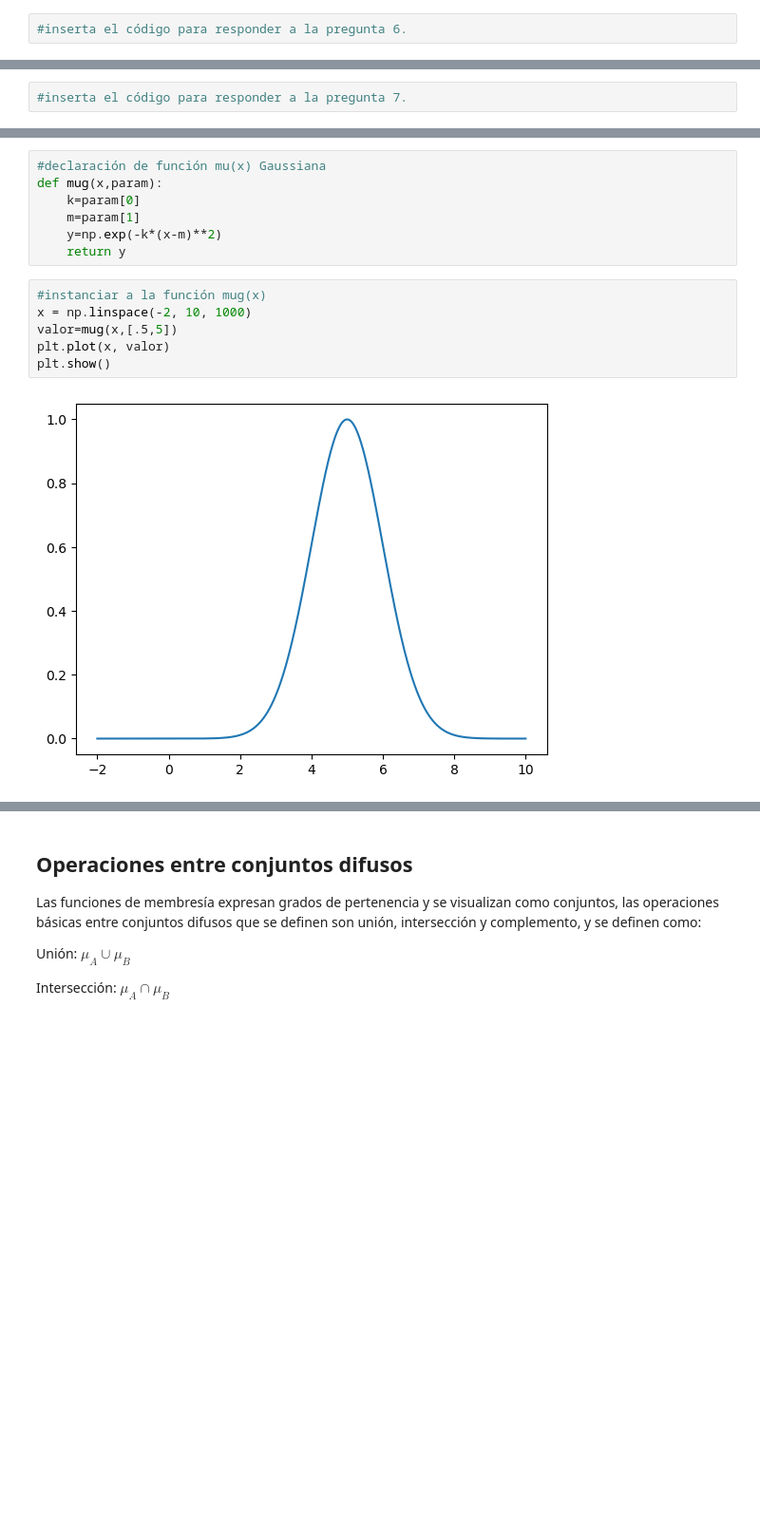
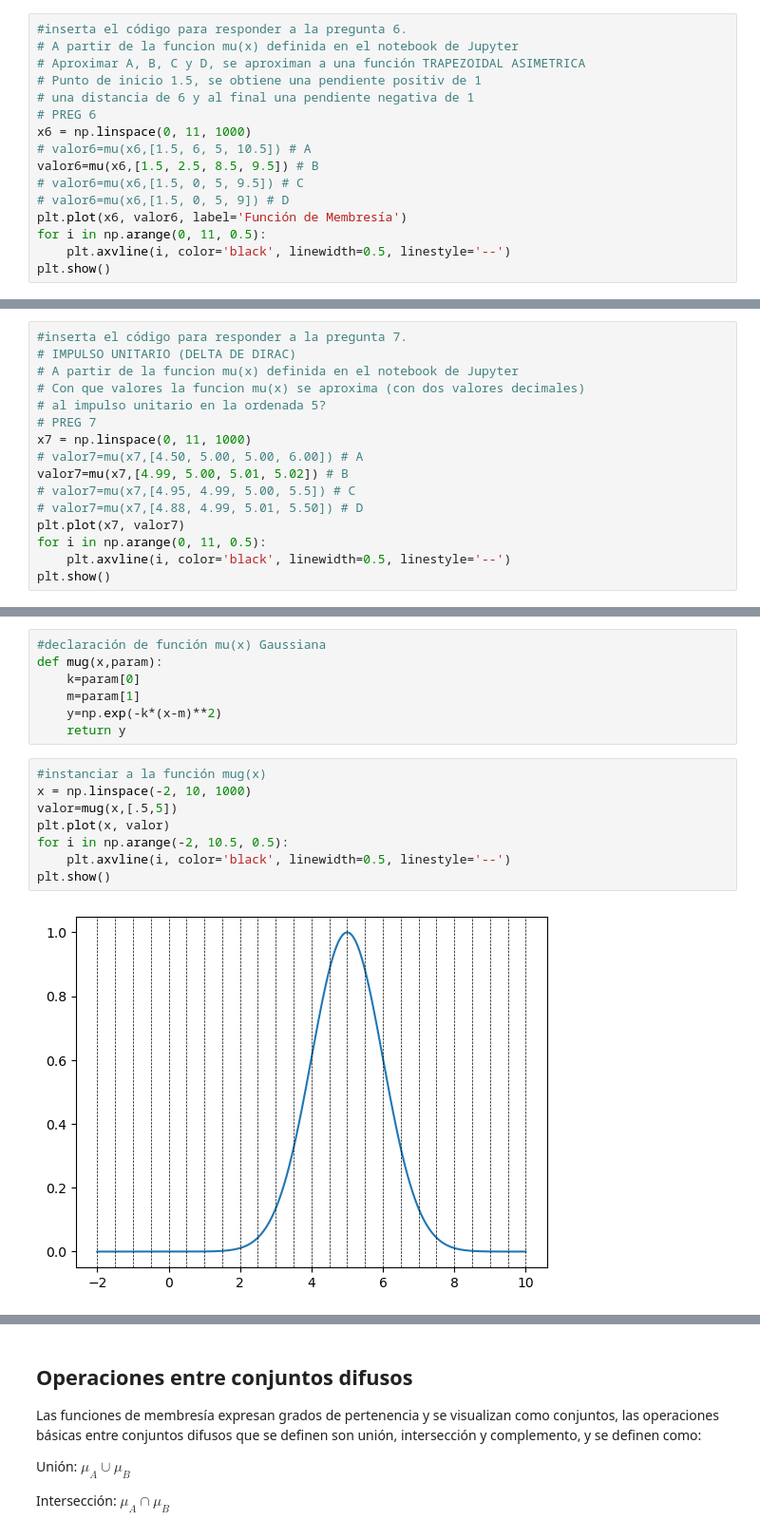
Before and after one commit to DenisFZelaya/MASTER_IA_ACTIVIDADES, a Jupyter notebook: Razonamiento y Planificacion Automatica/Actividad 1/Act1.ipynb, the cells around one changed output, grey strips where cells are left out. Shown at 95% size. Saved outputs shown, nothing was run; the diff lists cells and outputs as text; blank space fills up the shorter version.

```diff
--- a/Razonamiento y Planificacion Automatica/Actividad 1/Act1.ipynb
+++ b/Razonamiento y Planificacion Automatica/Actividad 1/Act1.ipynb
@@ -104,2 +118,16 @@ plt.show()
 # %%
 #inserta el código para responder a la pregunta 6.
+# A partir de la funcion mu(x) definida en el notebook de Jupyter
+# Aproximar A, B, C y D, se aproximan a una función TRAPEZOIDAL ASIMETRICA
+# Punto de inicio 1.5, se obtiene una pendiente positiv de 1
+# una distancia de 6 y al final una pendiente negativa de 1
+# PREG 6
+x6 = np.linspace(0, 11, 1000)
+# valor6=mu(x6,[1.5, 6, 5, 10.5]) # A
+valor6=mu(x6,[1.5, 2.5, 8.5, 9.5]) # B
+# valor6=mu(x6,[1.5, 0, 5, 9.5]) # C
+# valor6=mu(x6,[1.5, 0, 5, 9]) # D
+plt.plot(x6, valor6, label='Función de Membresía')
+for i in np.arange(0, 11, 0.5):
+    plt.axvline(i, color='black', linewidth=0.5, linestyle='--')
+plt.show()
@@ -106,2 +136,16 @@ plt.show()
 # %%
 #inserta el código para responder a la pregunta 7.
+# IMPULSO UNITARIO (DELTA DE DIRAC)
+# A partir de la funcion mu(x) definida en el notebook de Jupyter
+# Con que valores la funcion mu(x) se aproxima (con dos valores decimales)
+# al impulso unitario en la ordenada 5?
+# PREG 7
+x7 = np.linspace(0, 11, 1000)
+# valor7=mu(x7,[4.50, 5.00, 5.00, 6.00]) # A
+valor7=mu(x7,[4.99, 5.00, 5.01, 5.02]) # B
+# valor7=mu(x7,[4.95, 4.99, 5.00, 5.5]) # C
+# valor7=mu(x7,[4.88, 4.99, 5.01, 5.50]) # D
+plt.plot(x7, valor7)
+for i in np.arange(0, 11, 0.5):
+    plt.axvline(i, color='black', linewidth=0.5, linestyle='--')
+plt.show()
@@ -120,10 +166,12 @@ def mug(x,param):
 # %%
 #instanciar a la función mug(x)
 x = np.linspace(-2, 10, 1000)
 valor=mug(x,[.5,5])
 plt.plot(x, valor)
+for i in np.arange(-2, 10.5, 0.5):
+    plt.axvline(i, color='black', linewidth=0.5, linestyle='--')
 plt.show()
 # %% [output]
-[figure, old version]
+[figure, new version]
 # %%
 #inserta el código para responder a la pregunta 8.
```
Also changed, not shown: parts of 4 cells of this notebook, 8 other files.
